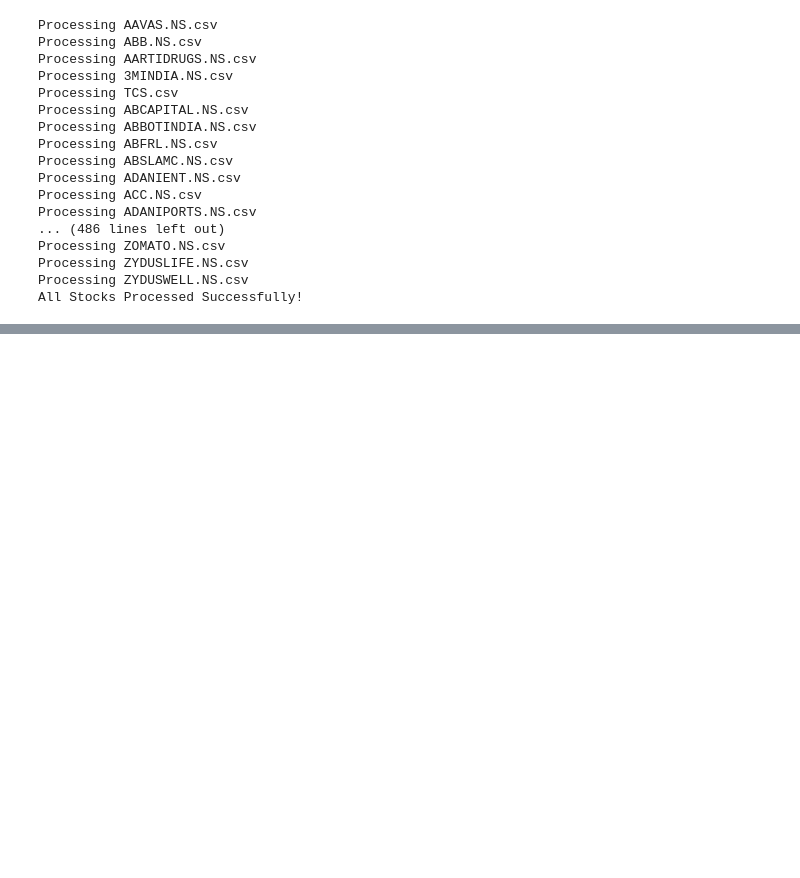
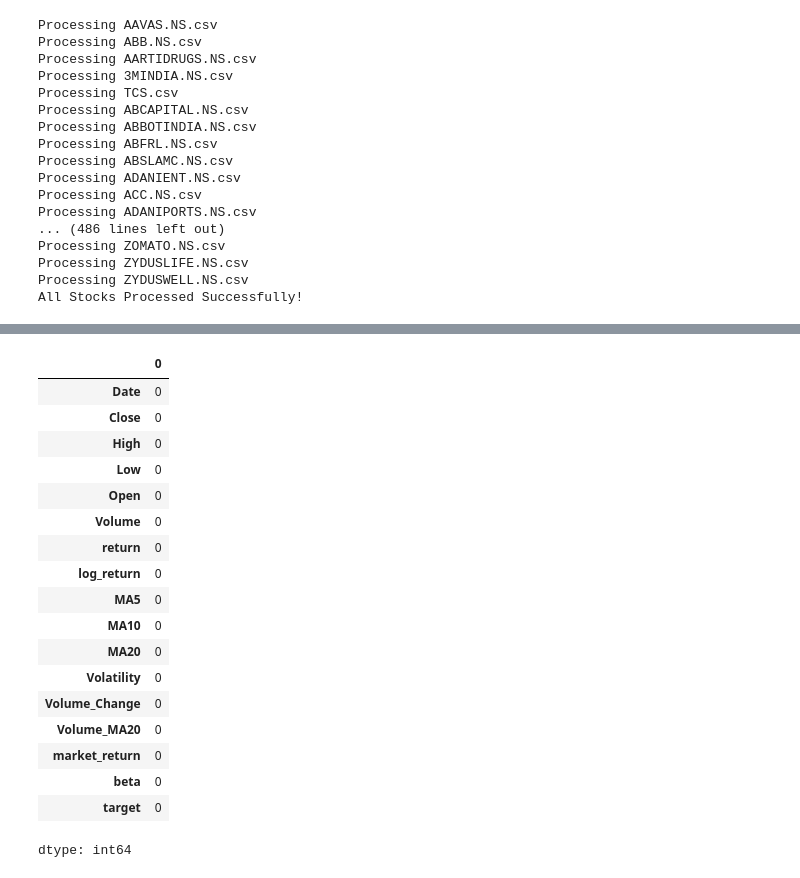
Before and after one commit to adityab-tech/Prism, a Jupyter notebook: W2_Prism.ipynb, the cells around one changed output, grey strips where cells are left out. Saved outputs shown, nothing was run; the diff lists cells and outputs as text; code cells hidden in the pictures; blank space fills up the shorter version.

```diff
--- a/W2_Prism.ipynb
+++ b/W2_Prism.ipynb
@@ -631,0 +686,22 @@ All Stocks Processed Successfully!
+# %%
+sample.isnull().sum()
+# %% [output]
+|  | 0 |
+| Date | 0 |
+| Close | 0 |
+| High | 0 |
+| Low | 0 |
+| Open | 0 |
+| Volume | 0 |
+| return | 0 |
+| log_return | 0 |
+| MA5 | 0 |
+| MA10 | 0 |
+| MA20 | 0 |
+| Volatility | 0 |
+| Volume_Change | 0 |
+| Volume_MA20 | 0 |
+| market_return | 0 |
+| beta | 0 |
+| target | 0 |
+dtype: int64
```
Also changed, not shown: parts of 10 cells of this notebook.
